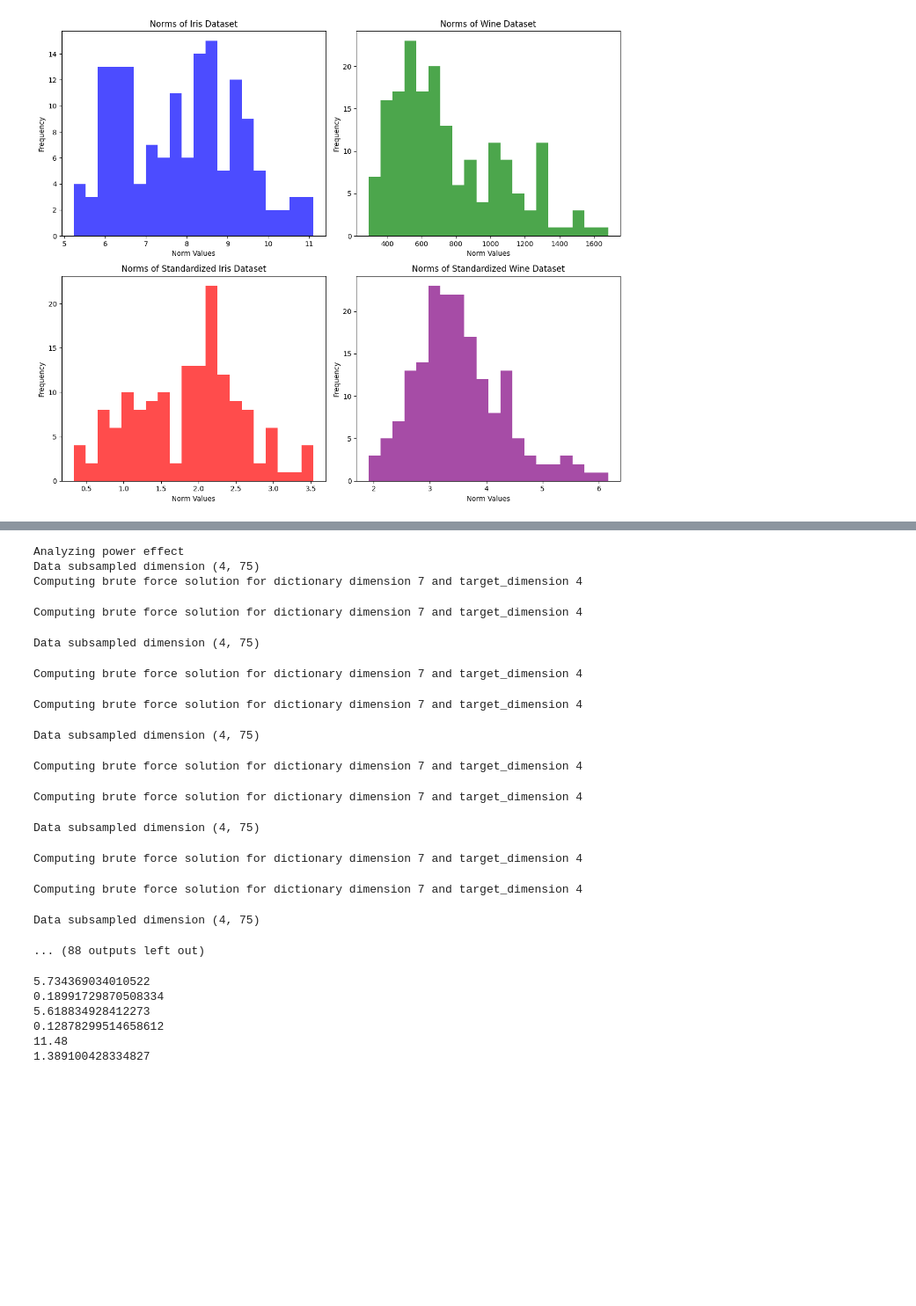
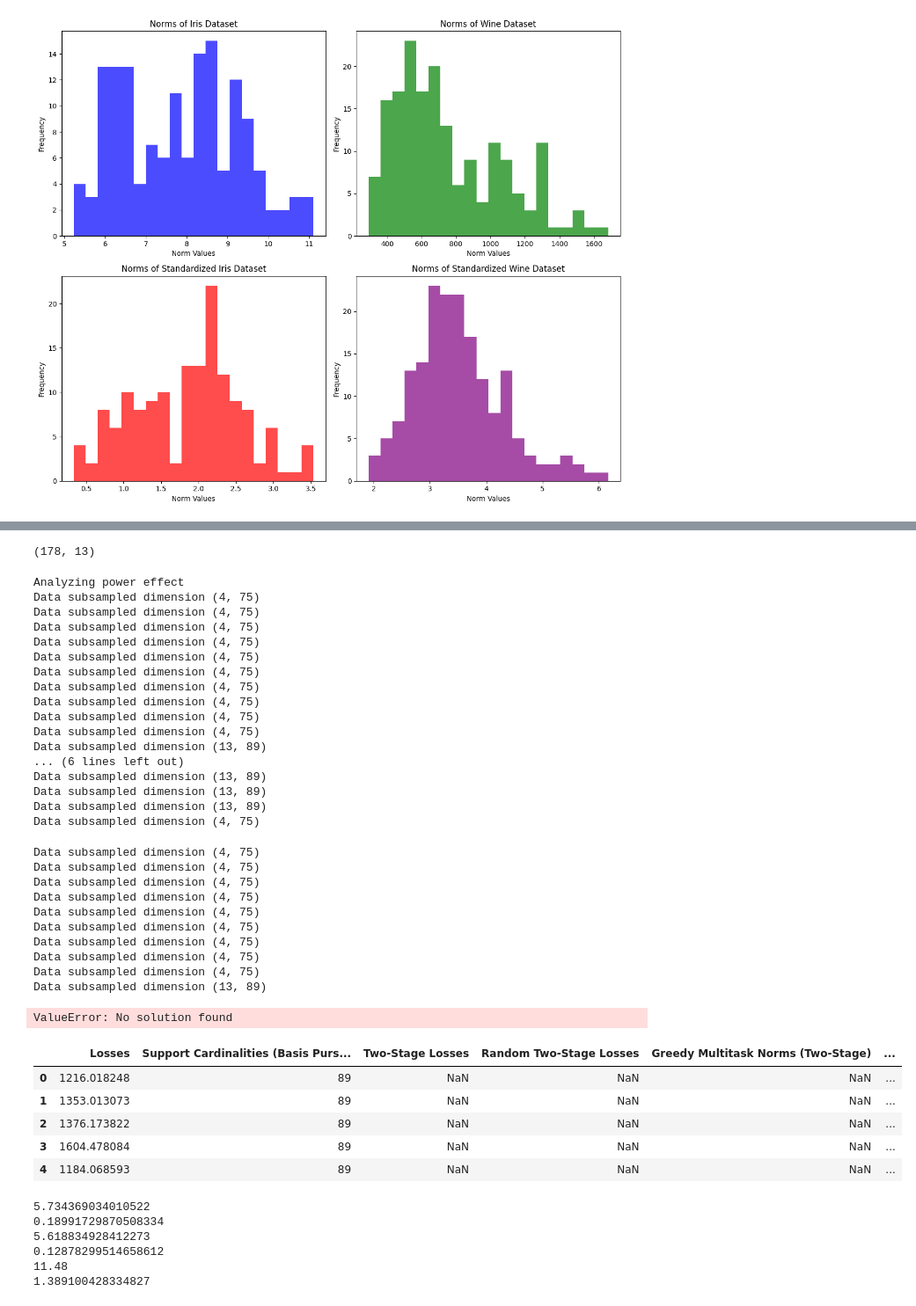
Before and after one commit to sjkoelle/isometry-pursuit, a Jupyter notebook: experiments/Figure2.ipynb, the cells around one changed output, grey strips where cells are left out. Shown: that part at 88% size. Saved outputs shown, nothing was run; the diff lists cells and outputs as text; code cells hidden in the pictures; blank space fills up the shorter version.

```diff
--- a/experiments/Figure2.ipynb
+++ b/experiments/Figure2.ipynb
@@ -175,15 +137,17 @@ Computing brute force solution for dictionary dimension 5 and target_dimension 4
+# %%
+wine_standardized.shape
+# %% [output]
+(178, 13)
 # %%
 # TODO (Sam): rename TS, IP
 print("Analyzing power effect")
-
-
-R = 25
+R = 5
 compute_brute = False
 frac = .5
 powers = [.33,1,3]
 results = {}
 names = ["iris_standardized", "iris_df", "wine_df", "wine_standardized"]
-D_wine = 6
+D_wine = 5
 for power in powers:
     name = "iris_standardized"
     results[(name, power)] = run_resampling_experiment(iris_standardized, D_iris, frac = frac, R = R, power = power, compute_brute = compute_brute)
@@ -199,19 +163,32 @@ for power in powers:
 # %% [output]
 Analyzing power effect
 Data subsampled dimension (4, 75)
-Computing brute force solution for dictionary dimension 7 and target_dimension 4
+Data subsampled dimension (4, 75)
+Data subsampled dimension (4, 75)
+Data subsampled dimension (4, 75)
+Data subsampled dimension (4, 75)
+Data subsampled dimension (4, 75)
+Data subsampled dimension (4, 75)
+Data subsampled dimension (4, 75)
+Data subsampled dimension (4, 75)
+Data subsampled dimension (4, 75)
+Data subsampled dimension (13, 89)
+... (6 lines left out)
+Data subsampled dimension (13, 89)
+Data subsampled dimension (13, 89)
+Data subsampled dimension (13, 89)
+Data subsampled dimension (4, 75)
-Computing brute force solution for dictionary dimension 7 and target_dimension 4
+Data subsampled dimension (4, 75)
+Data subsampled dimension (4, 75)
+Data subsampled dimension (4, 75)
+Data subsampled dimension (4, 75)
+Data subsampled dimension (4, 75)
+Data subsampled dimension (4, 75)
+Data subsampled dimension (4, 75)
+Data subsampled dimension (4, 75)
+Data subsampled dimension (4, 75)
+Data subsampled dimension (13, 89)
-Data subsampled dimension (4, 75)
+ValueError: No solution found
-Computing brute force solution for dictionary dimension 7 and target_dimension 4
-Computing brute force solution for dictionary dimension 7 and target_dimension 4
-Data subsampled dimension (4, 75)
-Computing brute force solution for dictionary dimension 7 and target_dimension 4
-Computing brute force solution for dictionary dimension 7 and target_dimension 4
-Data subsampled dimension (4, 75)
-Computing brute force solution for dictionary dimension 7 and target_dimension 4
-Computing brute force solution for dictionary dimension 7 and target_dimension 4
-Data subsampled dimension (4, 75)
-... (88 outputs left out)
 # %%
 for power in powers:
     for name in names:
@@ -226,6 +203,15 @@ for power in powers:
                  xlabels = [r'$\widehat S_{g}$', r'$\widehat S_{IP,TS}$'],
                  ylabel = r'$l_1(X_{.\widehat {S}}) - D$',
                  filename = f'/Users/samsonkoelle/isometry-pursuit/figures/{name}_{frac}_{power}_isometry_losses')
+# %%
+results[("wine_df",.33)]
+# %% [output]
+|  | Losses | Support Cardinalities (Basis Purs... | Two-Stage Losses | Random Two-Stage Losses | Greedy Multitask Norms (Two-Stage) | ... |
+| 0 | 1216.018248 | 89 | NaN | NaN | NaN | ... |
+| 1 | 1353.013073 | 89 | NaN | NaN | NaN | ... |
+| 2 | 1376.173822 | 89 | NaN | NaN | NaN | ... |
+| 3 | 1604.478084 | 89 | NaN | NaN | NaN | ... |
+| 4 | 1184.068593 | 89 | NaN | NaN | NaN | ... |
 # %%
 print(np.mean(losses))
 print(np.std(losses))  # Standard deviation
```
Also changed, not shown: parts of 2 cells of this notebook, 6 other files.
